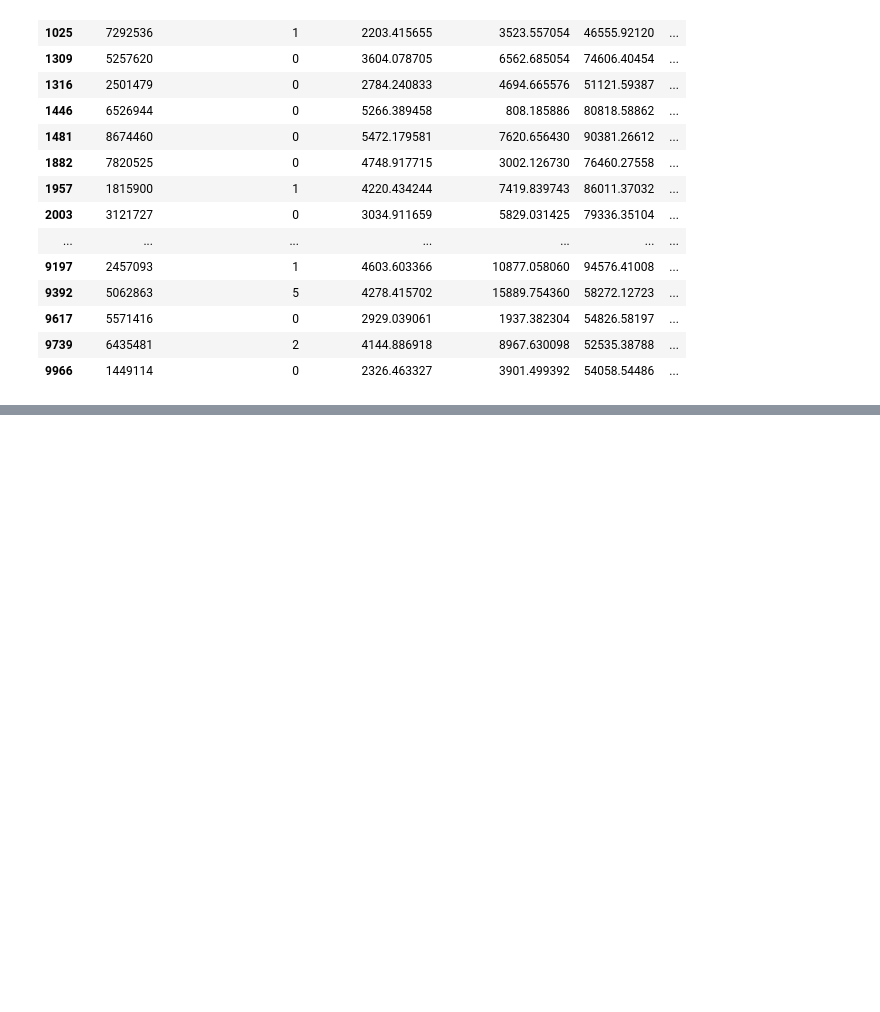
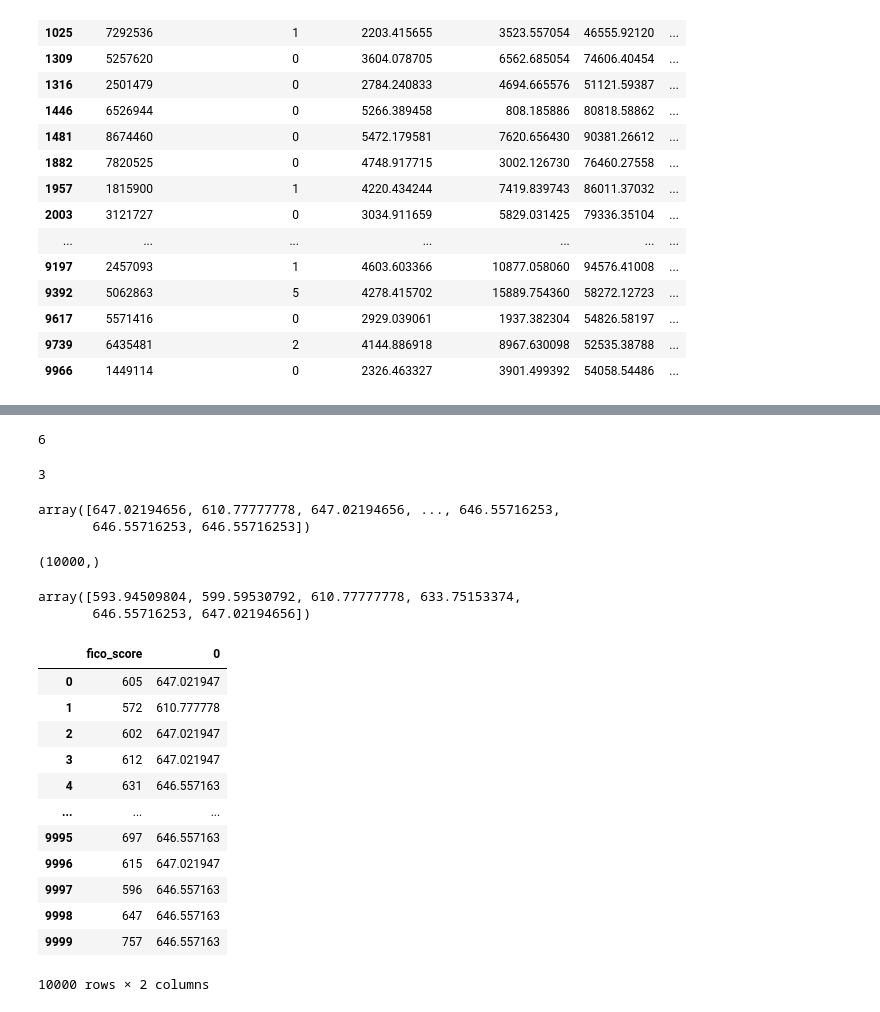
Before and after one commit to dudukels/Quant_Projects_Portfolio, a Jupyter notebook: JPMorgan - Quant Research/Task 4/Task 4_JPKD.ipynb, the cells around one changed output, grey strips where cells are left out. Saved outputs shown, nothing was run; the diff lists cells and outputs as text; code cells hidden in the pictures; blank space fills up the shorter version.

```diff
--- a/JPMorgan - Quant Research/Task 4/Task 4_JPKD.ipynb
+++ b/JPMorgan - Quant Research/Task 4/Task 4_JPKD.ipynb
@@ -210,0 +222,41 @@ Quantized values: [2.3, 6.1, 6.1, 2.3, 6.1]
+# %%
+my_model.get_n_leaves() # number of buckets, "true number of buckets" up to max_leaf_nodes
+# %% [output]
+6
+# %%
+my_model.get_depth() # number of steps taken by the algorithm
+# %% [output]
+3
+# %%
+#use the model to make predictions
+val_predictions = my_model.predict(val_X) #returns a numpy array
+val_predictions
+# %% [output]
+array([647.02194656, 610.77777778, 647.02194656, ..., 646.55716253,
+       646.55716253, 646.55716253])
+# %%
+val_predictions.shape
+# %% [output]
+(10000,)
+# %%
+buckets = np.unique(val_predictions) # bucket values, number of buckets is determined by number of max leaf nodes
+buckets
+# %% [output]
+array([593.94509804, 599.59530792, 610.77777778, 633.75153374,
+       646.55716253, 647.02194656])
+# %%
+pd.concat([pd.Series(val_y), pd.Series(val_predictions)], axis=1) # check y-test/val against val_predicted
+# %% [output]
+|  | fico_score | 0 |
+| 0 | 605 | 647.021947 |
+| 1 | 572 | 610.777778 |
+| 2 | 602 | 647.021947 |
+| 3 | 612 | 647.021947 |
+| 4 | 631 | 646.557163 |
+| ... | ... | ... |
+| 9995 | 697 | 646.557163 |
+| 9996 | 615 | 647.021947 |
+| 9997 | 596 | 646.557163 |
+| 9998 | 647 | 646.557163 |
+| 9999 | 757 | 646.557163 |
+10000 rows × 2 columns
```
Also changed, not shown: parts of 22 cells of this notebook.
